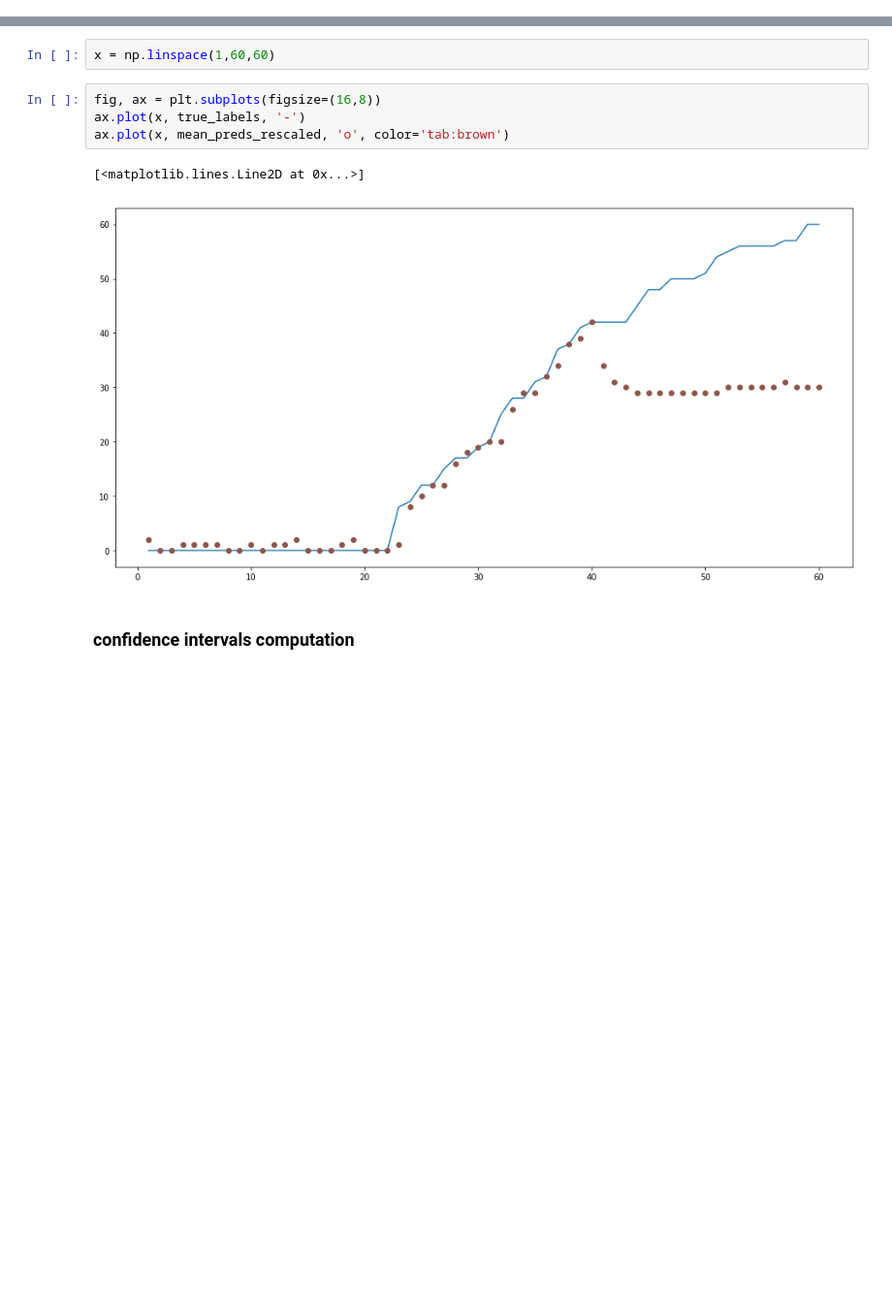
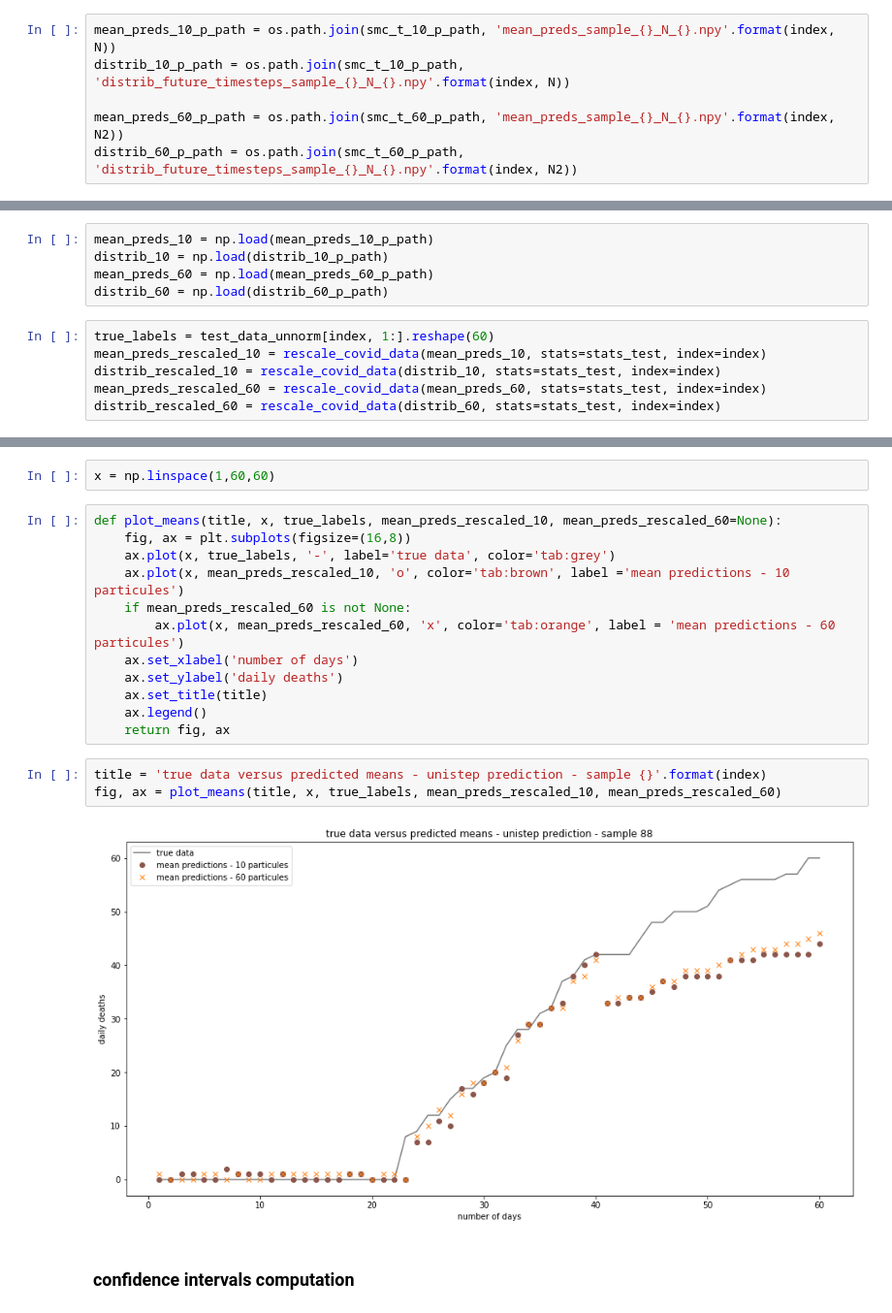
Before and after one commit to AMDonati/SMC-T-v2, a Jupyter notebook: src/plots/plots_covid.ipynb, the cells around one changed output, grey strips where cells are left out. Shown at 97% size. Cells and saved outputs as stored; diff of their text form; blank space fills up the shorter version.

```diff
--- a/src/plots/plots_covid.ipynb
+++ b/src/plots/plots_covid.ipynb
@@ -53,0 +70,6 @@ N = 10
+# %%
+mean_preds_10_p_path = os.path.join(smc_t_10_p_path, 'mean_preds_sample_{}_N_{}.npy'.format(index, N))
+distrib_10_p_path = os.path.join(smc_t_10_p_path, 'distrib_future_timesteps_sample_{}_N_{}.npy'.format(index, N))
+
+mean_preds_60_p_path = os.path.join(smc_t_60_p_path, 'mean_preds_sample_{}_N_{}.npy'.format(index, N2))
+distrib_60_p_path = os.path.join(smc_t_60_p_path, 'distrib_future_timesteps_sample_{}_N_{}.npy'.format(index, N2))
@@ -82,0 +83,11 @@ print(list(true_labels))
+# %%
+mean_preds_10 = np.load(mean_preds_10_p_path)
+distrib_10 = np.load(distrib_10_p_path)
+mean_preds_60 = np.load(mean_preds_60_p_path)
+distrib_60 = np.load(distrib_60_p_path)
+# %%
+true_labels = test_data_unnorm[index, 1:].reshape(60)
+mean_preds_rescaled_10 = rescale_covid_data(mean_preds_10, stats=stats_test, index=index)
+distrib_rescaled_10 = rescale_covid_data(distrib_10, stats=stats_test, index=index)
+mean_preds_rescaled_60 = rescale_covid_data(mean_preds_60, stats=stats_test, index=index)
+distrib_rescaled_60 = rescale_covid_data(distrib_60, stats=stats_test, index=index)
@@ -84,12 +97,22 @@ print(list(true_labels))
 import matplotlib.pyplot as plt
 # %%
 x = np.linspace(1,60,60)
-# %%
-fig, ax = plt.subplots(figsize=(16,8))
-ax.plot(x, true_labels, '-')
-ax.plot(x, mean_preds_rescaled, 'o', color='tab:brown')
-# %% [output]
-[<matplotlib.lines.Line2D at 0x...>]
-[figure, removed]
+# %%
+def plot_means(title, x, true_labels, mean_preds_rescaled_10, mean_preds_rescaled_60=None):
+    fig, ax = plt.subplots(figsize=(16,8))
+    ax.plot(x, true_labels, '-', label='true data', color='tab:grey')
+    ax.plot(x, mean_preds_rescaled_10, 'o', color='tab:brown', label ='mean predictions - 10 particules')
+    if mean_preds_rescaled_60 is not None:
+        ax.plot(x, mean_preds_rescaled_60, 'x', color='tab:orange', label = 'mean predictions - 60 particules')
+    ax.set_xlabel('number of days')
+    ax.set_ylabel('daily deaths')
+    ax.set_title(title)
+    ax.legend()
+    return fig, ax
+# %%
+title = 'true data versus predicted means - unistep prediction - sample {}'.format(index)
+fig, ax = plot_means(title, x, true_labels, mean_preds_rescaled_10, mean_preds_rescaled_60)
+# %% [output]
+[figure, added]
 # %% [markdown]
 ### confidence intervals computation
```
Also changed, not shown: parts of 47 cells of this notebook, 6 other files.
